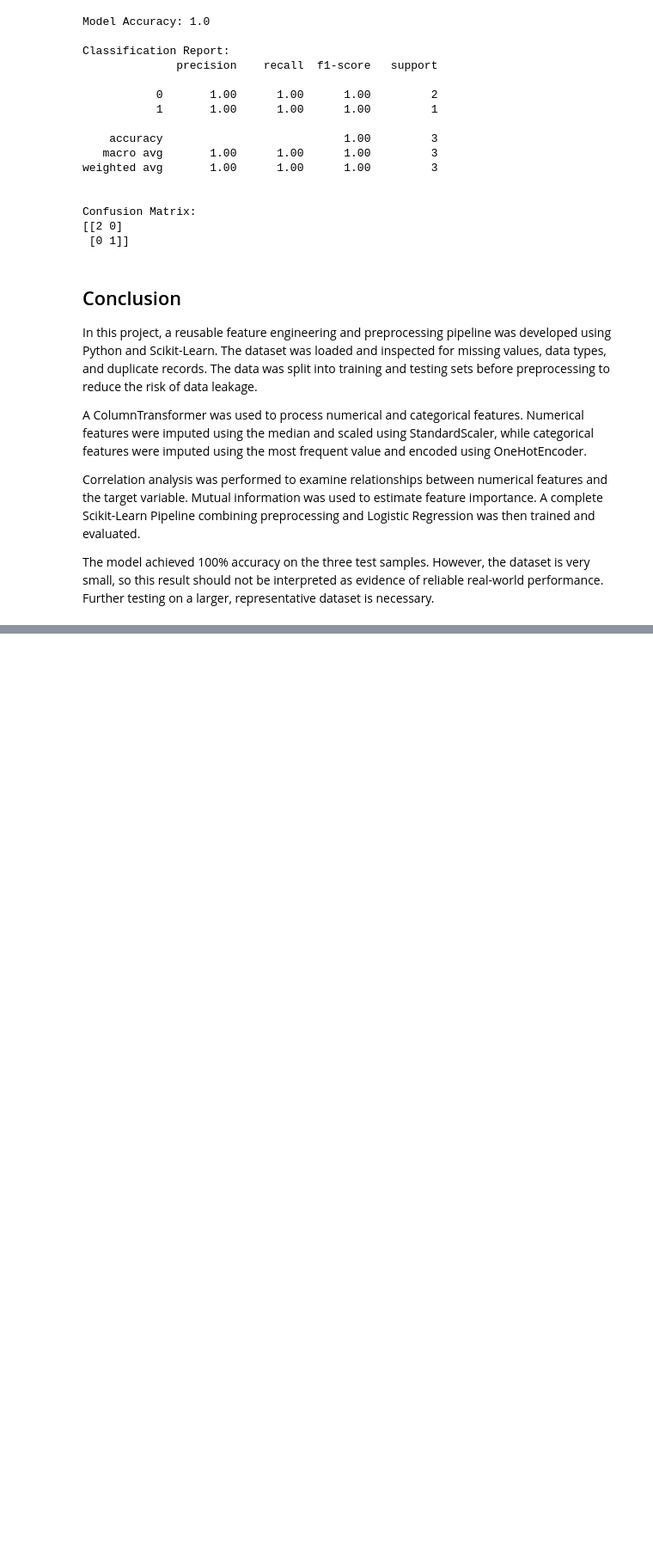
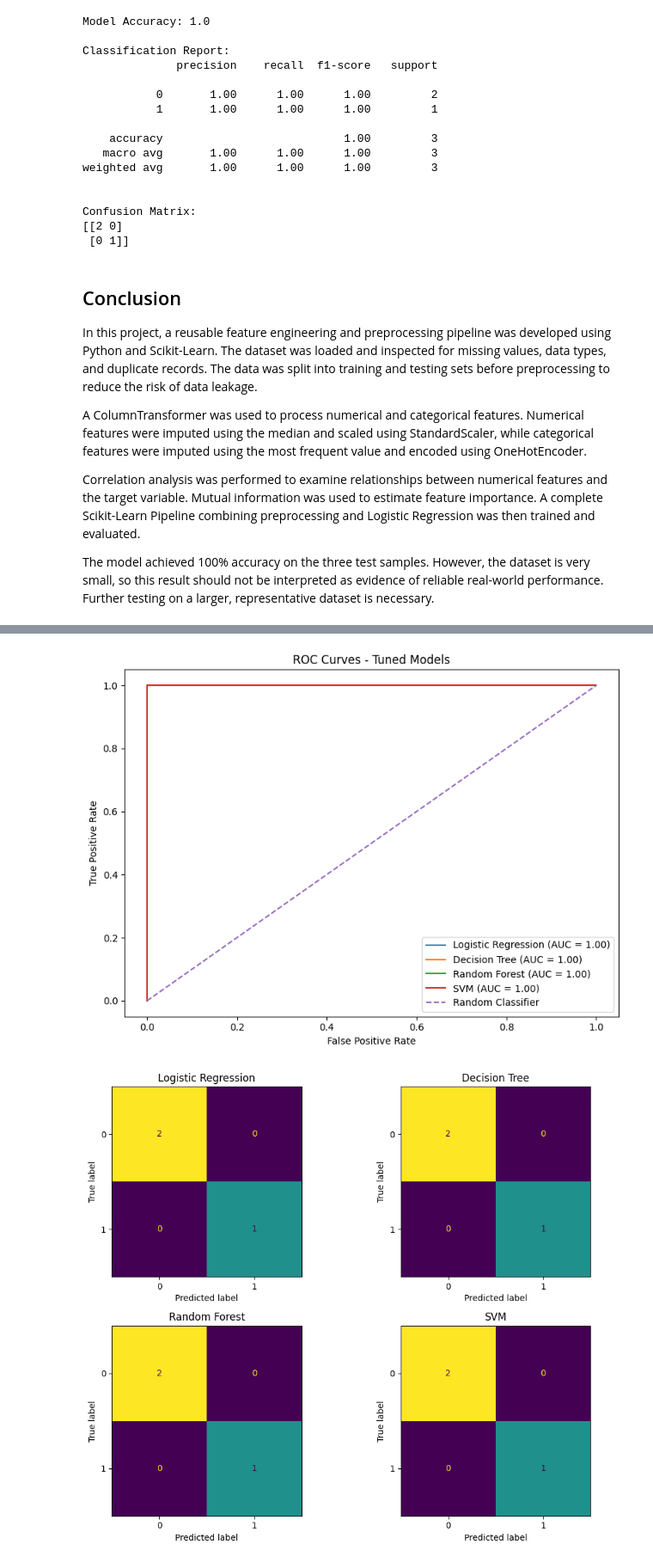
Before and after one commit to Chandanasai0302/FeatureCraft-ML, a Jupyter notebook: Feature_Engineering_Pipeline/feature_engineering_pipeline.ipynb, the cells around one changed output, grey strips where cells are left out. Shown at 86% size. Saved outputs shown, nothing was run; the diff lists cells and outputs as text; code cells hidden in the pictures; blank space fills up the shorter version.

```diff
--- a/Feature_Engineering_Pipeline/feature_engineering_pipeline.ipynb
+++ b/Feature_Engineering_Pipeline/feature_engineering_pipeline.ipynb
@@ -385,0 +577,66 @@ The model achieved 100% accuracy on the three test samples. However, the dataset
+# %%
+# Step 5: ROC curves and confusion matrices
+
+import matplotlib.pyplot as plt
+
+from sklearn.metrics import (
+    roc_curve,
+    auc,
+    confusion_matrix,
+    ConfusionMatrixDisplay
+)
+
+# Plot ROC curves
+plt.figure(figsize=(8, 6))
+
+for name, model in best_models.items():
+    probabilities = model.predict_proba(X_test)[:, 1]
+
+    fpr, tpr, thresholds = roc_curve(
+        y_test, probabilities
+    )
+
+    roc_auc = auc(fpr, tpr)
+
+    plt.plot(
+        fpr,
+        tpr,
+        label=f"{name} (AUC = {roc_auc:.2f})"
+    )
+
+plt.plot([0, 1], [0, 1], linestyle="--", label="Random Classifier")
+
+plt.xlabel("False Positive Rate")
+plt.ylabel("True Positive Rate")
+plt.title("ROC Curves - Tuned Models")
+plt.legend()
+plt.tight_layout()
+plt.show()
+
+
+# Plot confusion matrices
+fig, axes = plt.subplots(2, 2, figsize=(10, 8))
+axes = axes.flatten()
+
+for ax, (name, model) in zip(axes, best_models.items()):
+    predictions = model.predict(X_test)
+
+    cm = confusion_matrix(
+        y_test,
+        predictions,
+        labels=[0, 1]
+    )
+
+    display = ConfusionMatrixDisplay(
+        confusion_matrix=cm,
+        display_labels=[0, 1]
+    )
+
+    display.plot(ax=ax, colorbar=False)
+    ax.set_title(name)
+
+plt.tight_layout()
+plt.show()
+# %% [output]
+[figure, added]
+[figure, added]
```
Also changed, not shown: parts of 4 cells of this notebook, 1 other file.
